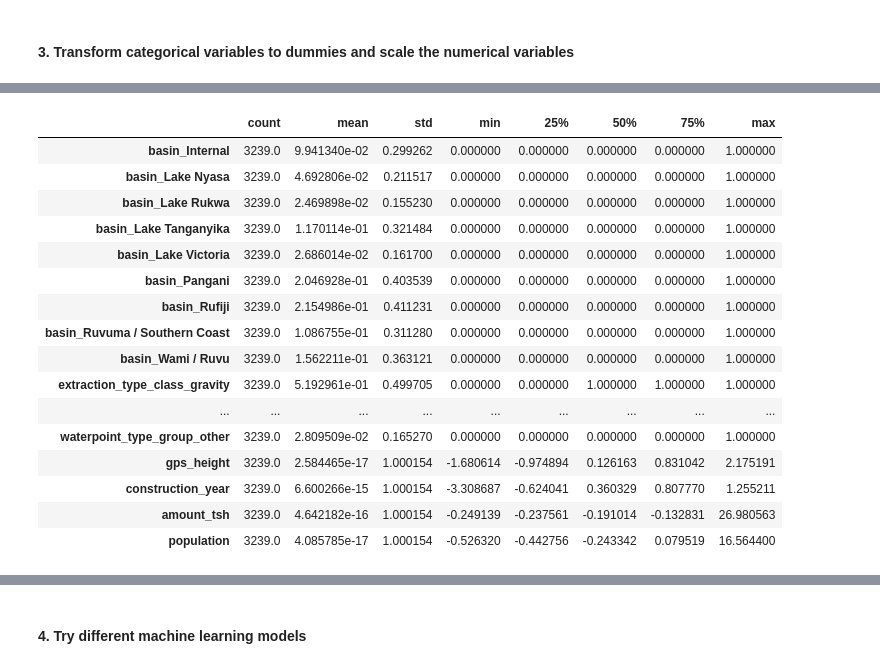
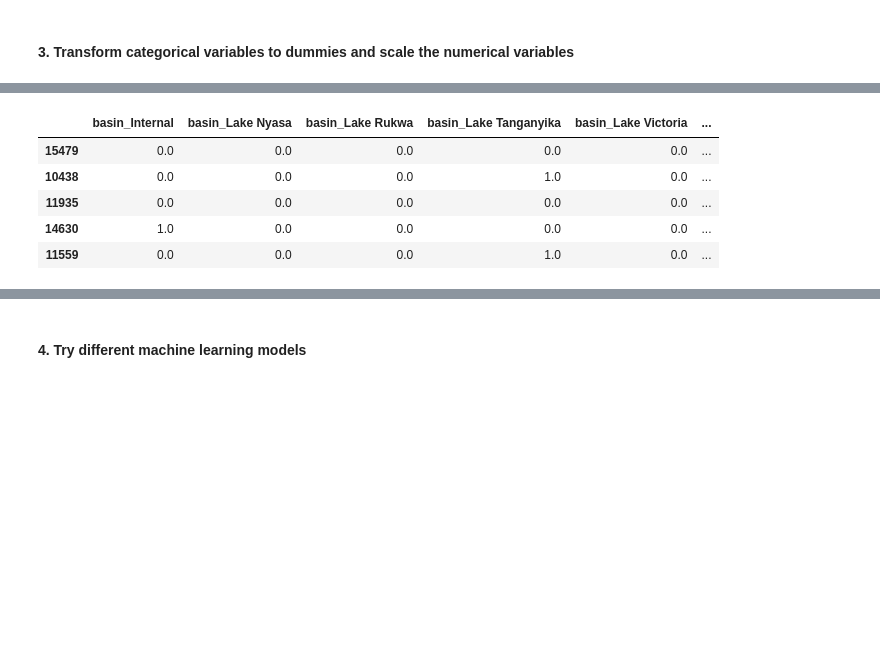
Before and after one commit to Nelleke20/notebook.pump-it-up, a Jupyter notebook: notebooks/2.First model creation.ipynb, the cells around one changed output, grey strips where cells are left out. Drawn from its saved outputs; the diff is of its cells as text; code cells hidden in the pictures; blank space fills up the shorter version.

```diff
--- a/notebooks/2.First model creation.ipynb
+++ b/notebooks/2.First model creation.ipynb
@@ -20,5 +25,5 @@ import pandas as pd
 # %%
-df = pd.read_csv('/Users/Nelleke/PycharmProjects/Pump_it_up/data/analysis_set.csv')
+df = pd.read_csv('../data/analysis_set.csv')
 # %%
 df.head()
 # %% [output]
@@ -80,3 +79,12 @@ X_test_cat = X_test_cat.astype('category')
 #select numerical datasets for both train and test
 X_train_nr = X_train[['gps_height', 'construction_year', 'amount_tsh', 'population']]
 X_test_nr = X_test[['gps_height', 'construction_year', 'amount_tsh', 'population']]
+# %%
+#encode the category variables for traindata
+encoder = OneHotEncoder(handle_unknown="ignore",
+                        sparse=False)
+
+encoder.fit(X_train_cat)
+
+X_train_cat = pd.DataFrame(encoder.transform(X_train_cat),
+                           index=X_train.index)
@@ -83,15 +104,4 @@ X_test_nr = X_test[['gps_height', 'construction_year', 'amount_tsh', 'population
 # %%
-from sklearn.preprocessing import OneHotEncoder
-
-#encode the category variables for traindata
-encoder = OneHotEncoder(handle_unknown="ignore", sparse=False)
-encoder.fit(X_train_cat)
-X_train_cat = pd.DataFrame(encoder.transform(X_train_cat), index=X_train.index)
-
-# rename col names traindata
-X_train_cat.columns = encoder.get_feature_names(['basin', 'extraction_type_class', 'management_group',
-                                                 'payment_type','quality_group', 'quantity', 'source_class', 'waterpoint_type_group'])
-
 #merge categorie dummies with original set for train data
 X_train = pd.concat([X_train,X_train_cat],axis=1)
 
@@ -99,10 +109,15 @@ X_train = pd.concat([X_train,X_train_cat],axis=1)
 X_train = X_train.drop(columns=['basin', 'extraction_type_class', 'management_group', 'payment_type','quality_group', 'quantity',
                                  'source_class', 'waterpoint_type_group'])
 # %%
-#transform testdata
-X_test_cat = pd.DataFrame(encoder.transform(X_test_cat), index=X_test.index)
-X_test_cat.columns = encoder.get_feature_names(['basin', 'extraction_type_class', 'management_group',
+#transform testdata with the set steps (use encoder - rename columns - add to original data base on index - drop old columns)
+
+X_test_cat = pd.DataFrame(encoder.transform(X_test_cat),
+                          index=X_test.index)
+
+X_test_cat.columns = encoder.get_feature_names_out(['basin', 'extraction_type_class', 'management_group',
                                                  'payment_type','quality_group', 'quantity', 'source_class', 'waterpoint_type_group'])
-X_test = pd.concat([X_test,X_test_cat],axis=1)
+X_test = pd.concat([X_test,
+                    X_test_cat],axis=1)
+
 X_test = X_test.drop(columns=['basin', 'extraction_type_class', 'management_group', 'payment_type','quality_group', 'quantity',
                                  'source_class', 'waterpoint_type_group'])
@@ -135,28 +144,14 @@ X_train
 # %%
-from sklearn.preprocessing import StandardScaler
-
-scale = StandardScaler()
-scale.fit(X_test_nr)
+## scale numerical variables of the test set
 X_test_nr = pd.DataFrame(scale.transform(X_test_nr), index=X_test.index)
 X_test_nr.columns = ['gps_height', 'construction_year', 'amount_tsh', 'population']
 X_test = X_test.drop(columns=['gps_height', 'construction_year', 'amount_tsh', 'population'])
 X_test = pd.concat([X_test,X_test_nr],axis=1)
-X_test.describe().T
+X_test.head()
 # %% [output]
-|  | count | mean | std | min | 25% | 50% | 75% | max |
-| basin_Internal | 3239.0 | 9.941340e-02 | 0.299262 | 0.000000 | 0.000000 | 0.000000 | 0.000000 | 1.000000 |
-| basin_Lake Nyasa | 3239.0 | 4.692806e-02 | 0.211517 | 0.000000 | 0.000000 | 0.000000 | 0.000000 | 1.000000 |
-| basin_Lake Rukwa | 3239.0 | 2.469898e-02 | 0.155230 | 0.000000 | 0.000000 | 0.000000 | 0.000000 | 1.000000 |
-| basin_Lake Tanganyika | 3239.0 | 1.170114e-01 | 0.321484 | 0.000000 | 0.000000 | 0.000000 | 0.000000 | 1.000000 |
-| basin_Lake Victoria | 3239.0 | 2.686014e-02 | 0.161700 | 0.000000 | 0.000000 | 0.000000 | 0.000000 | 1.000000 |
-| basin_Pangani | 3239.0 | 2.046928e-01 | 0.403539 | 0.000000 | 0.000000 | 0.000000 | 0.000000 | 1.000000 |
-| basin_Rufiji | 3239.0 | 2.154986e-01 | 0.411231 | 0.000000 | 0.000000 | 0.000000 | 0.000000 | 1.000000 |
-| basin_Ruvuma / Southern Coast | 3239.0 | 1.086755e-01 | 0.311280 | 0.000000 | 0.000000 | 0.000000 | 0.000000 | 1.000000 |
-| basin_Wami / Ruvu | 3239.0 | 1.562211e-01 | 0.363121 | 0.000000 | 0.000000 | 0.000000 | 0.000000 | 1.000000 |
-| extraction_type_class_gravity | 3239.0 | 5.192961e-01 | 0.499705 | 0.000000 | 0.000000 | 1.000000 | 1.000000 | 1.000000 |
-| ... | ... | ... | ... | ... | ... | ... | ... | ... |
-| waterpoint_type_group_other | 3239.0 | 2.809509e-02 | 0.165270 | 0.000000 | 0.000000 | 0.000000 | 0.000000 | 1.000000 |
-| gps_height | 3239.0 | 2.584465e-17 | 1.000154 | -1.680614 | -0.974894 | 0.126163 | 0.831042 | 2.175191 |
-| construction_year | 3239.0 | 6.600266e-15 | 1.000154 | -3.308687 | -0.624041 | 0.360329 | 0.807770 | 1.255211 |
-| amount_tsh | 3239.0 | 4.642182e-16 | 1.000154 | -0.249139 | -0.237561 | -0.191014 | -0.132831 | 26.980563 |
-| population | 3239.0 | 4.085785e-17 | 1.000154 | -0.526320 | -0.442756 | -0.243342 | 0.079519 | 16.564400 |
+|  | basin_Internal | basin_Lake Nyasa | basin_Lake Rukwa | basin_Lake Tanganyika | basin_Lake Victoria | ... |
+| 15479 | 0.0 | 0.0 | 0.0 | 0.0 | 0.0 | ... |
+| 10438 | 0.0 | 0.0 | 0.0 | 1.0 | 0.0 | ... |
+| 11935 | 0.0 | 0.0 | 0.0 | 0.0 | 0.0 | ... |
+| 14630 | 1.0 | 0.0 | 0.0 | 0.0 | 0.0 | ... |
+| 11559 | 0.0 | 0.0 | 0.0 | 1.0 | 0.0 | ... |
```
Also changed, not shown: parts of 28 cells of this notebook, 3 other files.
